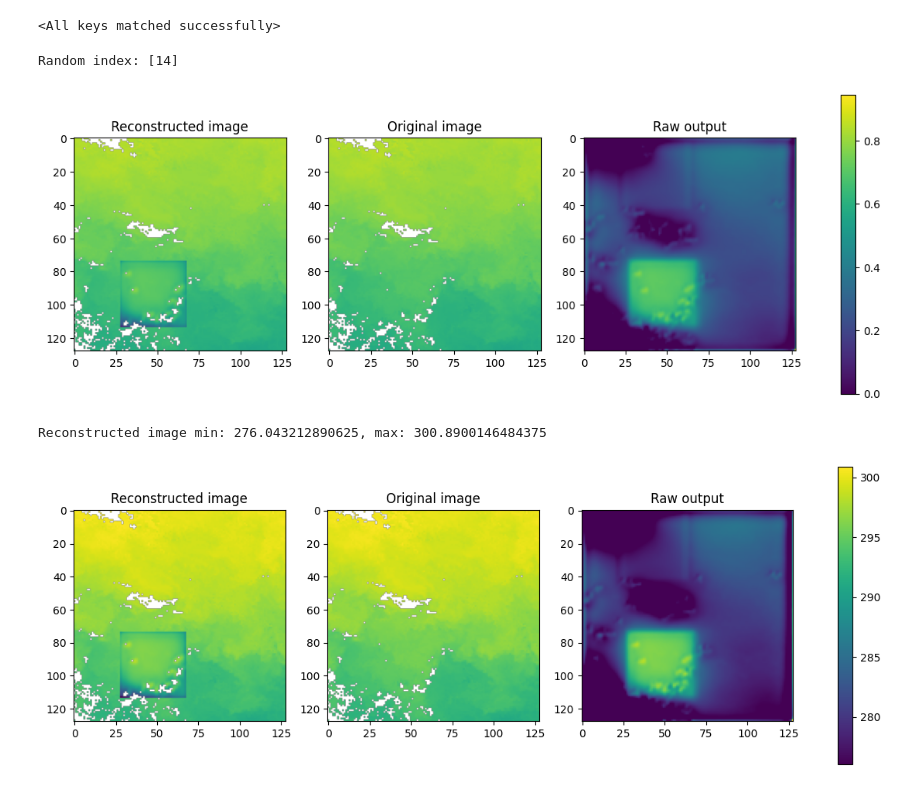
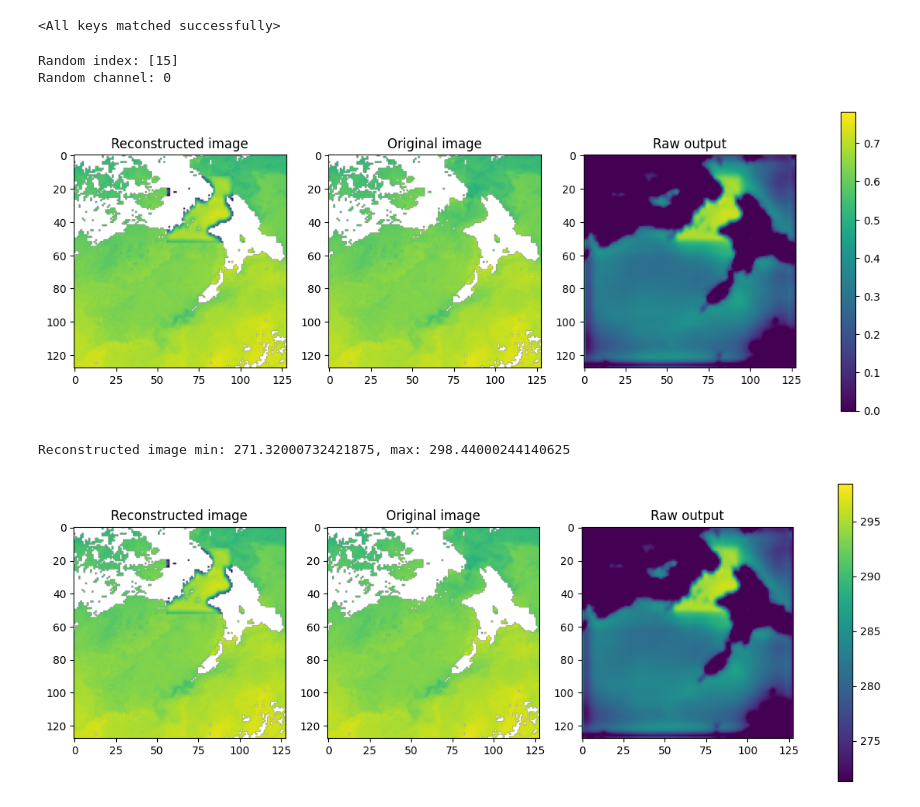
Before and after one commit to LisaDaVinchie/Land_data_inpainting, a Jupyter notebook: src/generate_reconstructed_images.ipynb, the cells around one changed output. Drawn from its saved outputs; the diff is of its cells as text; code cells hidden in the pictures.

Commit message:
Added channel selection

```diff
--- a/src/generate_reconstructed_images.ipynb
+++ b/src/generate_reconstructed_images.ipynb
@@ -40,11 +40,14 @@ model.load_state_dict(weights)
 <All keys matched successfully>
 # %%
 # Get random image
-# random_index = np.random.choice(n_images, 1, replace=False)
+random_index = np.random.choice(n_images, 1, replace=False)
+# channel = np.random.choice(masked_channels, 1, replace=False)
 
-random_index = [14]
+# random_index = [14]
+channel = 0
 
 print(f"Random index: {random_index}")
+print(f"Random channel: {channel}")
 
 image = dataset["images"][random_index]
 mask = dataset["masks"][random_index]
@@ -56,41 +59,42 @@ else:
     output = model(th.where(mask == 0, image, -1))
 
 raw_output = output.clone()
 
 image = th.where(nans_mask == 0, th.nan, image)
 
 output = th.where(mask == 0, output, image) # Where mask is 0, use the output, else use the original image
 output = th.where(nans_mask == 0, th.nan, output)
-np_output = output.detach().squeeze().numpy()
-np_image = image.detach().squeeze().numpy()
+np_output = output[0, channel, :, :].detach().squeeze(0).numpy()
+np_image = image[0, channel, :, :].detach().squeeze(0).numpy()
+raw_output_np = raw_output[0, channel, :, :].detach().squeeze(0).numpy()
 
 mask = mask.detach().squeeze().numpy()
 nans_mask = nans_mask.detach().squeeze().numpy()
 
 # Determine global vmin and vmax to ensure same colormap scaling
 vmin = np.nanmin([np_output, np_image])
 vmax = np.nanmax([np_output, np_image])
 
 fig, axs = plt.subplots(1, 3, figsize=(15, 5))
 
-channel = 0
-im0 = axs[0].imshow(np_output[channel, :, :], vmin=vmin, vmax=vmax)
+im0 = axs[0].imshow(np_output, vmin=vmin, vmax=vmax)
 axs[0].set_title("Reconstructed image")
 
 
-im1 = axs[1].imshow(np_image[channel, :, :], vmin=vmin, vmax=vmax)
+im1 = axs[1].imshow(np_image, vmin=vmin, vmax=vmax)
 axs[1].set_title("Original image")
 
-im2 = axs[2].imshow(raw_output[0, channel, :, :].detach().numpy(), vmin=vmin, vmax=vmax)
+im2 = axs[2].imshow(raw_output_np, vmin=vmin, vmax=vmax)
 axs[2].set_title("Raw output")
 
 # Shared colorbar using one of the images
 fig.colorbar(im1, ax=axs, orientation='vertical')
 
 plt.show()
 # %% [output]
-Random index: [14]
+Random index: [15]
+Random channel: 0
-[figure, old version]
+[figure, new version]
 # %%
 norm_class = MinMaxNormalization()
 denormalized_raw_output = norm_class.denormalize(raw_output, minmax).detach().numpy()
@@ -113,5 +117,5 @@ axs[2].set_title("Raw output")
 fig.colorbar(im1, ax=axs, orientation='vertical')
 plt.show()
 # %% [output]
-Reconstructed image min: 276.043212890625, max: 300.8900146484375
+Reconstructed image min: 271.32000732421875, max: 298.44000244140625
-[figure, old version]
+[figure, new version]
```
Also changed, not shown: parts of 2 cells of this notebook.
